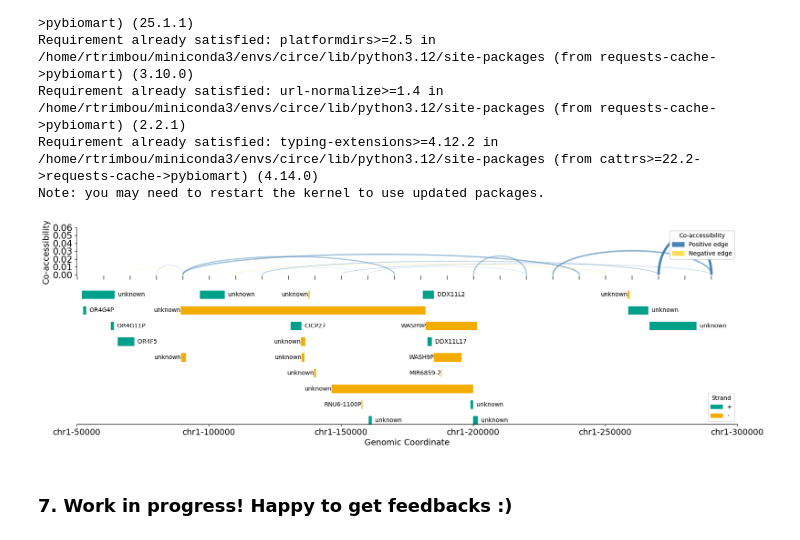
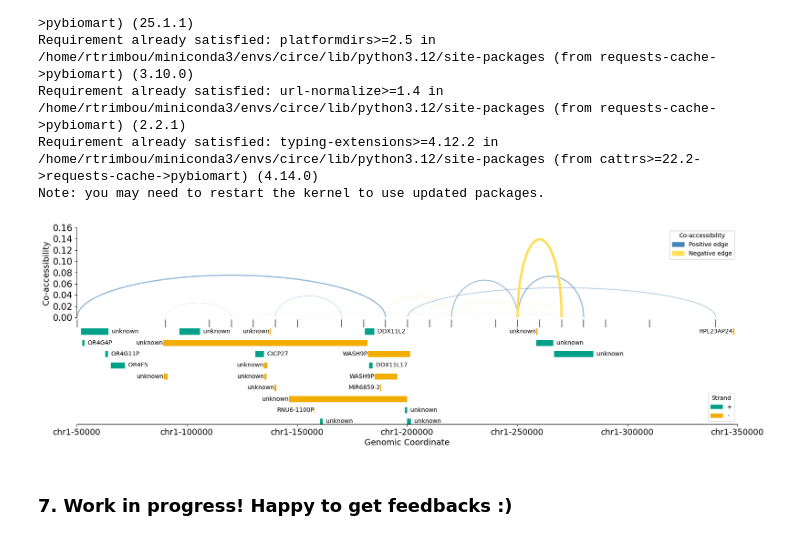
Before and after one commit to cantinilab/Circe, a Jupyter notebook: Examples/Minimal_example.ipynb, the cells around one changed output. Saved outputs shown, nothing was run; the diff lists cells and outputs as text; code cells hidden in the pictures.

```diff
--- a/Examples/Minimal_example.ipynb
+++ b/Examples/Minimal_example.ipynb
@@ -271,4 +314,4 @@ Number of CCANs generated: 127
 # %%
-atac = ci.add_ccans(metacells)
-atac.var.head(3)
+metacells = ci.add_ccans(metacells)
+metacells.var.head(3)
 # %% [output]
@@ -341,22 +384,22 @@ genes_df = ci.downloads.download_genes()
 # %%
 import matplotlib.pyplot as plt
 fig, ax = plt.subplots(1, figsize = (20, 6))
 ci.draw.plot_connections_genes(
-    connections=atac,
+    connections=metacells,
     genes=genes_df,
     chromosome="chr1",
     start=50_000,
-    end=300_000,
+    end=350_000,
     gene_spacing=30_000,
     y_lim_top=-0.01,
     abs_threshold=0.0,
     track_spacing=0.01,
     track_width=0.01,
     legend=True,
     ax=ax
 )
 # %% [output]
-[figure, old version]
+[figure, new version]
 # %% [markdown]
 ### 7. Work in progress! Happy to get feedbacks :)
 # %% [markdown]
```
Also changed, not shown: parts of 16 cells of this notebook.
